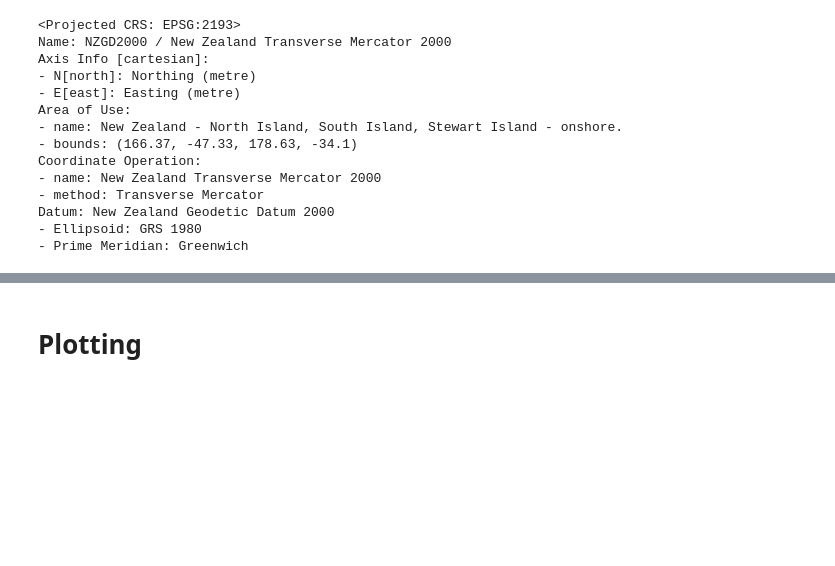
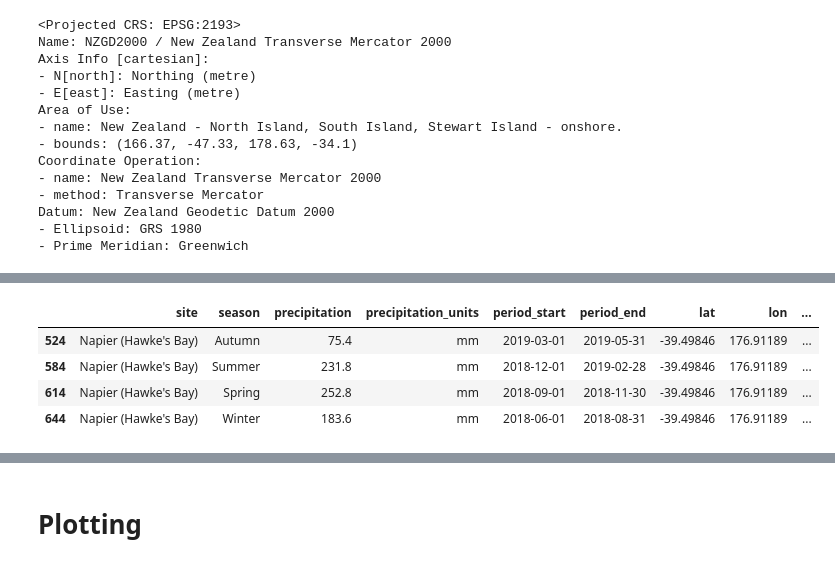
Before and after one commit to DeepSouthMaps/SpatialModelling, a Jupyter notebook: Loading_ncdf.ipynb, the cells around one changed output, grey strips where cells are left out. Saved outputs shown, nothing was run; the diff lists cells and outputs as text; code cells hidden in the pictures; blank space fills up the shorter version.

```diff
--- a/Loading_ncdf.ipynb
+++ b/Loading_ncdf.ipynb
@@ -149,0 +159,21 @@ Datum: New Zealand Geodetic Datum 2000
+# %%
+base_start = datetime(1972,1,3)
+base_end = datetime(2021,12,31)
+
+wet_start = datetime(2018,7,1)
+wet_end = datetime(2019,6,30)
+
+dry_start = datetime(2020,7,1)
+dry_end = datetime(2021,6,30)
+# %%
+df_rainfall_base = df_rainfall[(df_rainfall.period_start>=base_start)&(df_rainfall.period_end<=base_end)&(df_rainfall.season!='Annual')]
+df_rainfall_wet = df_rainfall[(df_rainfall.period_end>=wet_start)&(df_rainfall.period_end<=wet_end)&(df_rainfall.season!='Annual')]
+df_rainfall_dry = df_rainfall[(df_rainfall.period_end>=dry_start)&(df_rainfall.period_end<=dry_end)&(df_rainfall.season!='Annual')]
+# %%
+df_rainfall_wet
+# %% [output]
+|  | site | season | precipitation | precipitation_units | period_start | period_end | lat | lon | ... |
+| 524 | Napier (Hawke's Bay) | Autumn | 75.4 | mm | 2019-03-01 | 2019-05-31 | -39.49846 | 176.91189 | ... |
+| 584 | Napier (Hawke's Bay) | Summer | 231.8 | mm | 2018-12-01 | 2019-02-28 | -39.49846 | 176.91189 | ... |
+| 614 | Napier (Hawke's Bay) | Spring | 252.8 | mm | 2018-09-01 | 2018-11-30 | -39.49846 | 176.91189 | ... |
+| 644 | Napier (Hawke's Bay) | Winter | 183.6 | mm | 2018-06-01 | 2018-08-31 | -39.49846 | 176.91189 | ... |
```
Also changed, not shown: parts of 18 cells of this notebook, 12 other files.
